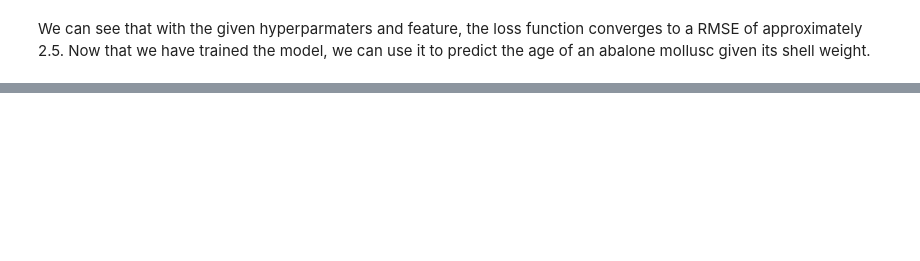
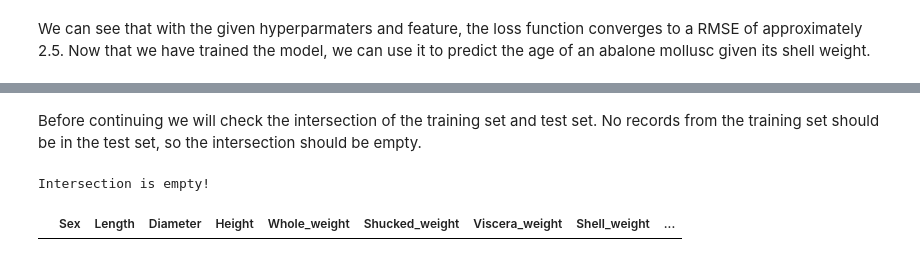
Before and after one commit to ChrisSoderberg-ONS/ml-practice, a Jupyter notebook: tensorflow-ml.ipynb, the cells around one changed output, grey strips where cells are left out. Saved outputs shown, nothing was run; the diff lists cells and outputs as text; code cells hidden in the pictures; blank space fills up the shorter version.

```diff
--- a/tensorflow-ml.ipynb
+++ b/tensorflow-ml.ipynb
@@ -177,0 +232,10 @@ predict_from_random(base_model, abalones_df, "Shell_weight", 10)
+# %% [markdown]
+Before continuing we will check the intersection of the training set and test set. No records from the training set should be in the test set, so the intersection should be empty.
+# %%
+if(len(abalones_train_df.merge(abalones_test_df)) == 0):
+    print("Intersection is empty!")
+
+abalones_train_df.merge(abalones_test_df)
+# %% [output]
+Intersection is empty!
+|  | Sex | Length | Diameter | Height | Whole_weight | Shucked_weight | Viscera_weight | Shell_weight | ... |
```
Also changed, not shown: parts of 15 cells of this notebook, 1 other file.
